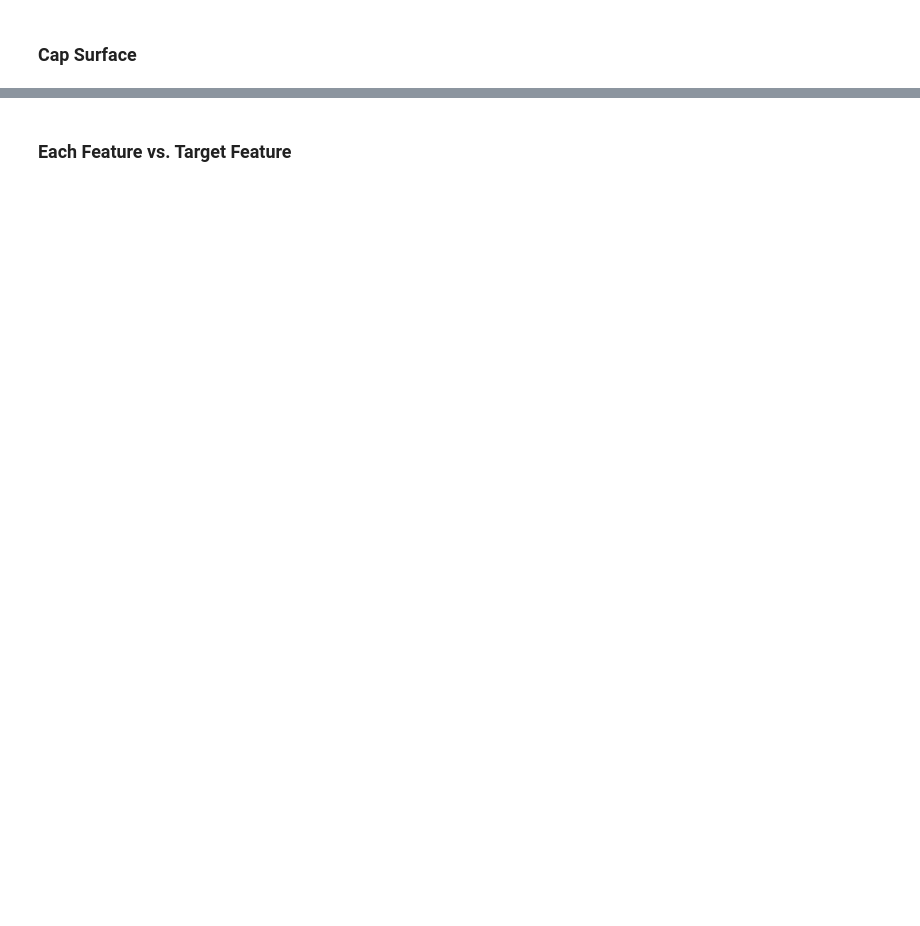
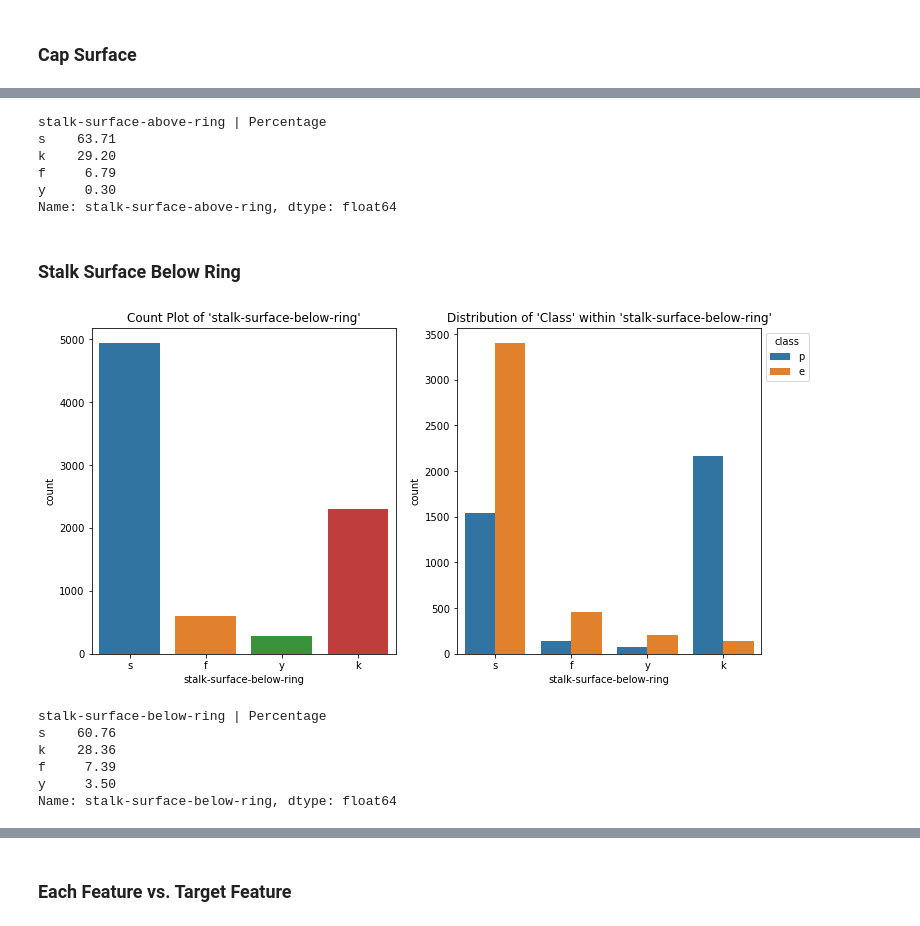
Before and after one commit to AvinashBisram/Machine-Learning, a Jupyter notebook: Classification/Classification Comparison.ipynb, the cells around one changed output, grey strips where cells are left out. Cells and saved outputs as stored; diff of their text form; code cells hidden in the pictures; blank space fills up the shorter version.

```diff
--- a/Classification/Classification Comparison.ipynb
+++ b/Classification/Classification Comparison.ipynb
@@ -467,6 +584,26 @@ plt.show()
+# %%
+valuePercentages('stalk-surface-above-ring')
+# %% [output]
+stalk-surface-above-ring | Percentage
+s    63.71
+k    29.20
+f     6.79
+y     0.30
+Name: stalk-surface-above-ring, dtype: float64
+# %% [markdown]
+### Stalk Surface Below Ring
 # %%
 # 'Stalk Surface Below Ring'
 
-sns.countplot(x=rawData['stalk-surface-below-ring'])
-plt.title('Count Plot of "Stalk Surface Below Ring"')
-plt.show()
+visualizeCounts('stalk-surface-below-ring')
+# %% [output]
+[figure, added]
+# %%
+valuePercentages('stalk-surface-below-ring')
+# %% [output]
+stalk-surface-below-ring | Percentage
+s    60.76
+k    28.36
+f     7.39
+y     3.50
+Name: stalk-surface-below-ring, dtype: float64
```
Also changed, not shown: parts of 69 cells of this notebook.
